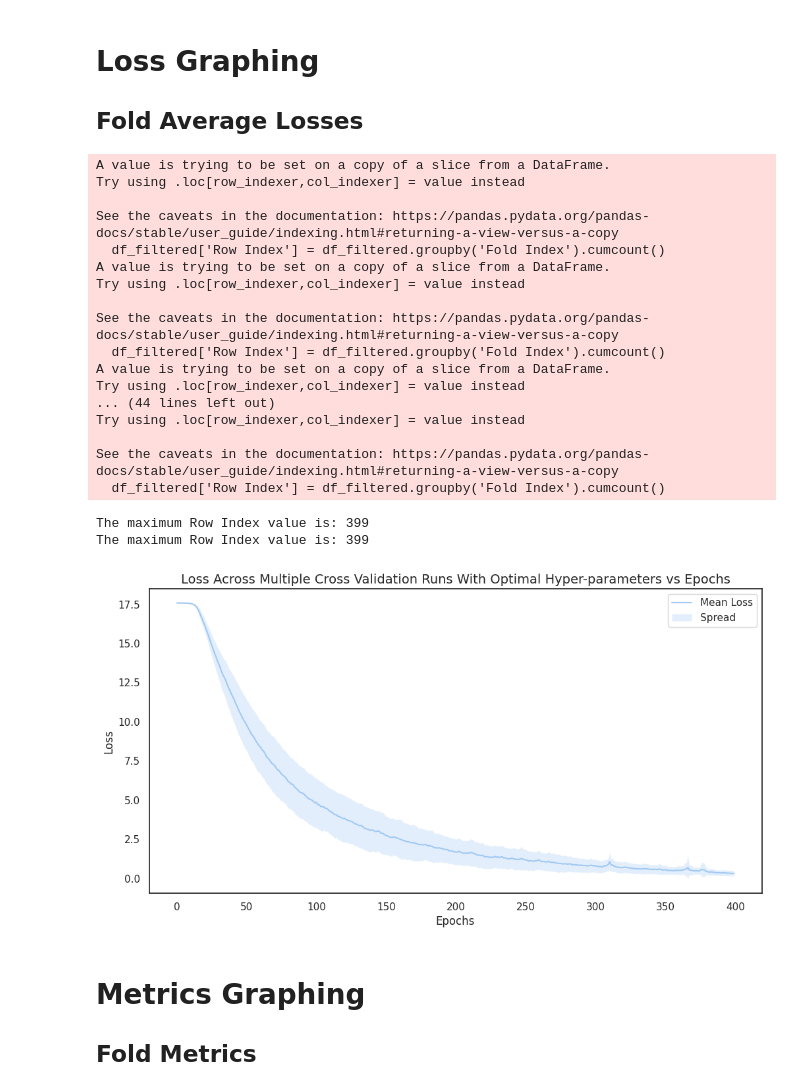
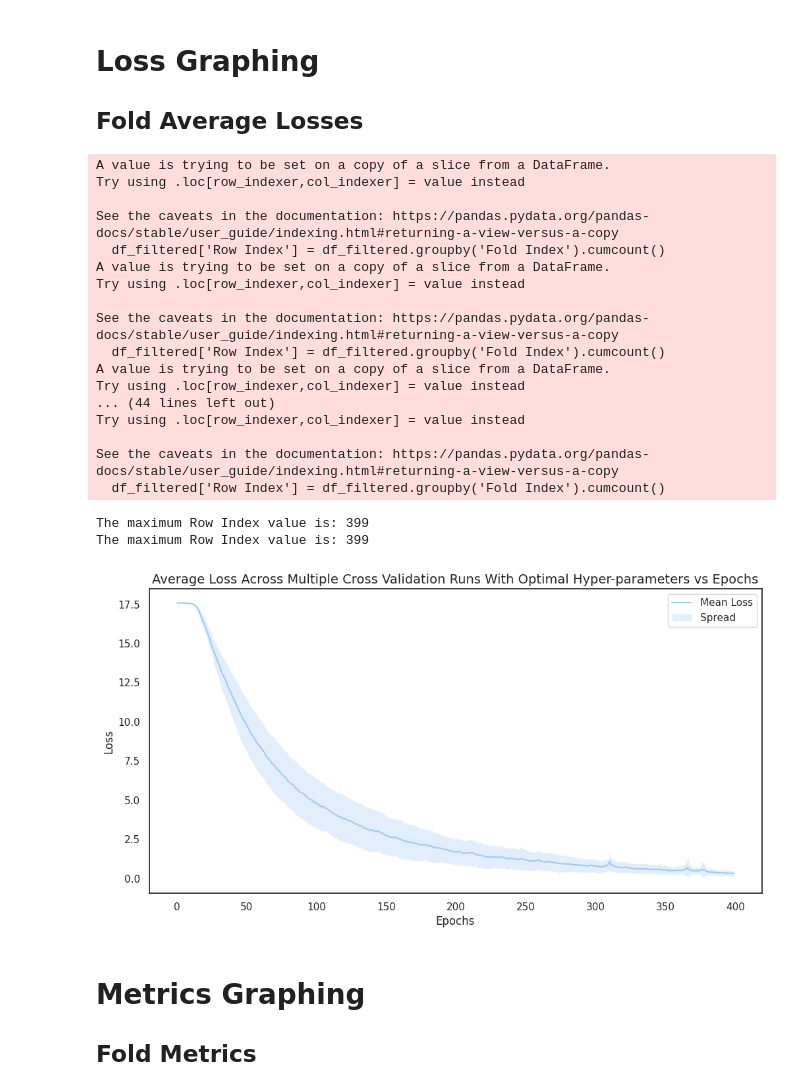
Before and after one commit to kikisprdx/NN_Semester_Project, a Jupyter notebook: Data_Analysis.ipynb, the cells around one changed output. Saved outputs shown, nothing was run; the diff lists cells and outputs as text; code cells hidden in the pictures.

```diff
--- a/Data_Analysis.ipynb
+++ b/Data_Analysis.ipynb
@@ -132,40 +132,40 @@ print(f"The maximum Row Index value is: {max_row_index}")
 plt.figure(figsize=(12, 6))
 plt.xlabel('Epochs', fontsize=12)
 plt.ylabel('Loss', fontsize=12)
-plt.title('Loss Across Multiple Cross Validation Runs With Optimal Hyper-parameters vs Epochs', fontsize=14)
+plt.title('Average Loss Across Multiple Cross Validation Runs With Optimal Hyper-parameters vs Epochs', fontsize=14)
 
 sns.lineplot(x='Row Index', y='Mean Loss', data=loss_stats, label='Mean Loss')
 
 # Plot the spread
 plt.fill_between(loss_stats['Row Index'],
                  loss_stats['Lower Bound'],
                  loss_stats['Upper Bound'],
                  alpha=0.3,
                  label='Spread')
 
 plt.legend()
 plt.show()
 # %% [output]
 A value is trying to be set on a copy of a slice from a DataFrame.
 Try using .loc[row_indexer,col_indexer] = value instead
 
 See the caveats in the documentation: https://pandas.pydata.org/pandas-docs/stable/user_guide/indexing.html#returning-a-view-versus-a-copy
   df_filtered['Row Index'] = df_filtered.groupby('Fold Index').cumcount()
 A value is trying to be set on a copy of a slice from a DataFrame.
 Try using .loc[row_indexer,col_indexer] = value instead
 
 See the caveats in the documentation: https://pandas.pydata.org/pandas-docs/stable/user_guide/indexing.html#returning-a-view-versus-a-copy
   df_filtered['Row Index'] = df_filtered.groupby('Fold Index').cumcount()
 A value is trying to be set on a copy of a slice from a DataFrame.
 Try using .loc[row_indexer,col_indexer] = value instead
 ... (44 lines left out)
 Try using .loc[row_indexer,col_indexer] = value instead
 
 See the caveats in the documentation: https://pandas.pydata.org/pandas-docs/stable/user_guide/indexing.html#returning-a-view-versus-a-copy
   df_filtered['Row Index'] = df_filtered.groupby('Fold Index').cumcount()
 The maximum Row Index value is: 399
 The maximum Row Index value is: 399
-[figure, old version]
+[figure, new version]
 # %% [markdown]
 # Metrics Graphing
 
```
Also changed, not shown: parts of 7 cells of this notebook, 1 other file.
